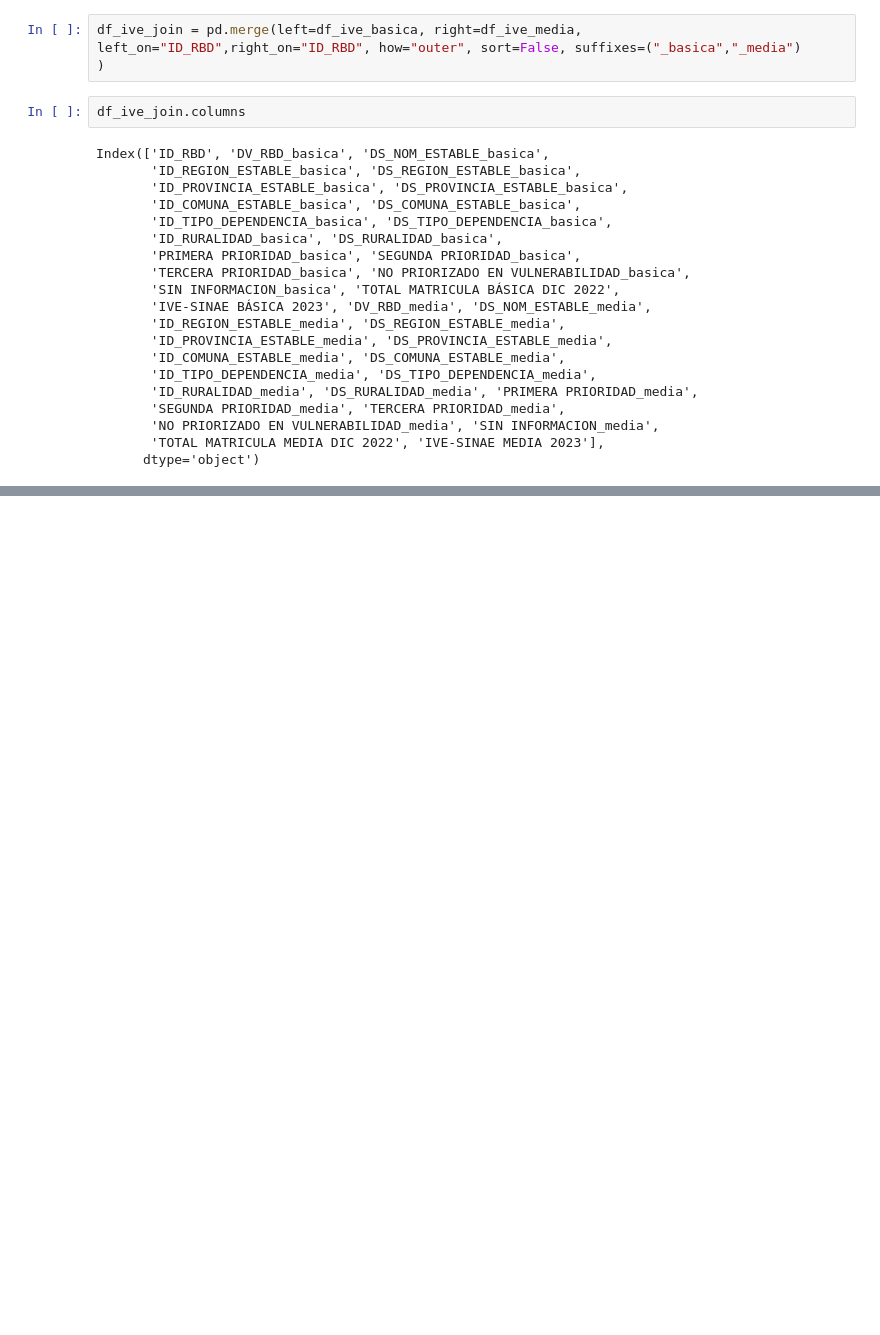
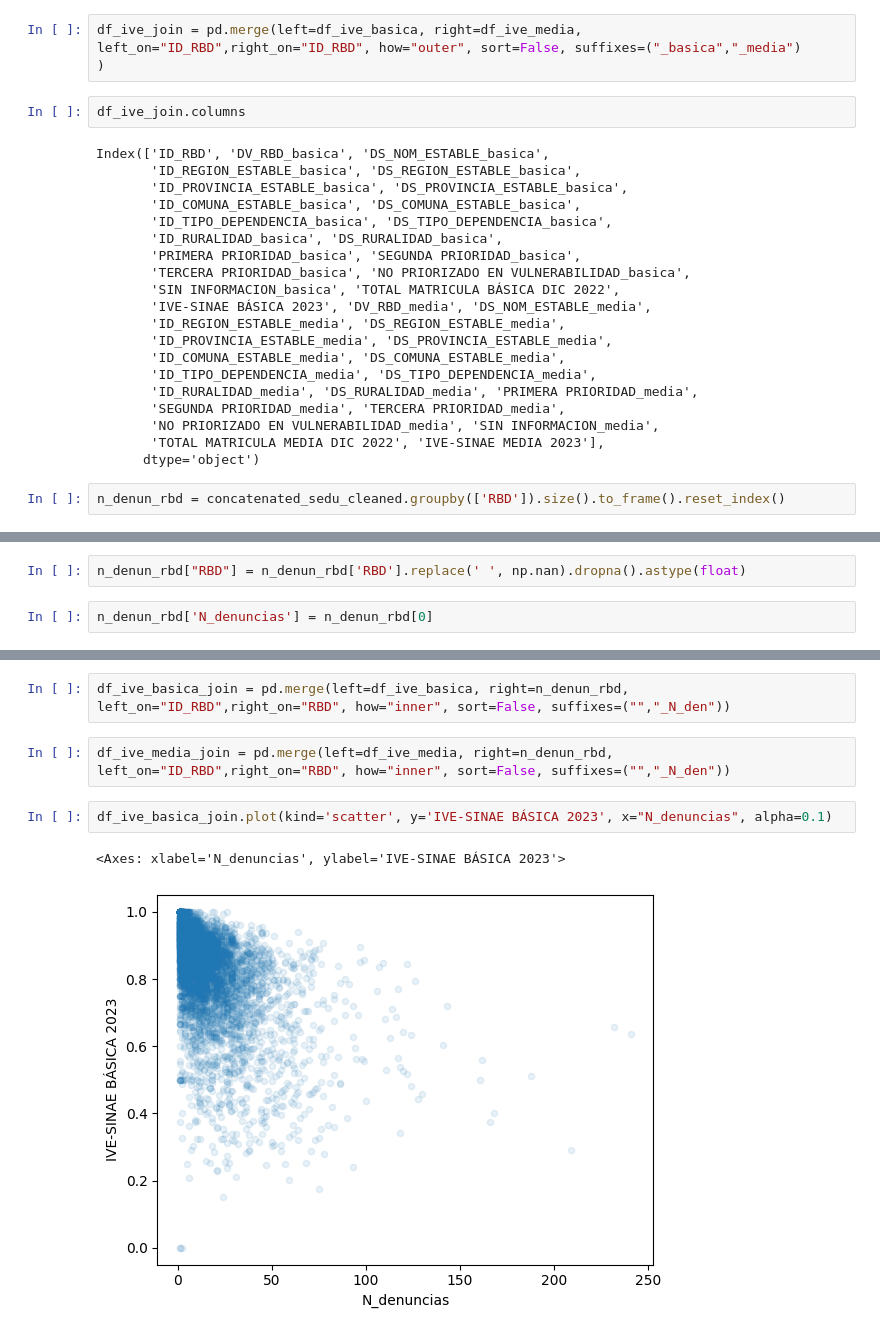
Before and after one commit to FelipeCabelloE/transparencia-chile-2024, a Jupyter notebook: notebooks/0.09-fnce-eda-sedu-2.ipynb, the cells around one changed output, grey strips where cells are left out. Drawn from its saved outputs; the diff is of its cells as text; blank space fills up the shorter version.

```diff
--- a/notebooks/0.09-fnce-eda-sedu-2.ipynb
+++ b/notebooks/0.09-fnce-eda-sedu-2.ipynb
@@ -102,3 +118,5 @@ Index(['ID_RBD', 'DV_RBD_basica', 'DS_NOM_ESTABLE_basica',
        'NO PRIORIZADO EN VULNERABILIDAD_media', 'SIN INFORMACION_media',
        'TOTAL MATRICULA MEDIA DIC 2022', 'IVE-SINAE MEDIA 2023'],
       dtype='object')
+# %%
+n_denun_rbd = concatenated_sedu_cleaned.groupby(['RBD']).size().to_frame().reset_index()
@@ -104,0 +125,4 @@ Index(['ID_RBD', 'DV_RBD_basica', 'DS_NOM_ESTABLE_basica',
+# %%
+n_denun_rbd["RBD"] = n_denun_rbd['RBD'].replace(' ', np.nan).dropna().astype(float)
+# %%
+n_denun_rbd['N_denuncias'] = n_denun_rbd[0]
@@ -104,0 +145,9 @@ Index(['ID_RBD', 'DV_RBD_basica', 'DS_NOM_ESTABLE_basica',
+# %%
+df_ive_basica_join = pd.merge(left=df_ive_basica, right=n_denun_rbd, left_on="ID_RBD",right_on="RBD", how="inner", sort=False, suffixes=("","_N_den"))
+# %%
+df_ive_media_join = pd.merge(left=df_ive_media, right=n_denun_rbd, left_on="ID_RBD",right_on="RBD", how="inner", sort=False, suffixes=("","_N_den"))
+# %%
+df_ive_basica_join.plot(kind='scatter', y='IVE-SINAE BÁSICA 2023', x="N_denuncias", alpha=0.1)
+# %% [output]
+<Axes: xlabel='N_denuncias', ylabel='IVE-SINAE BÁSICA 2023'>
+[figure, added]
```
Also changed, not shown: parts of 5 cells of this notebook, 7 other files.
